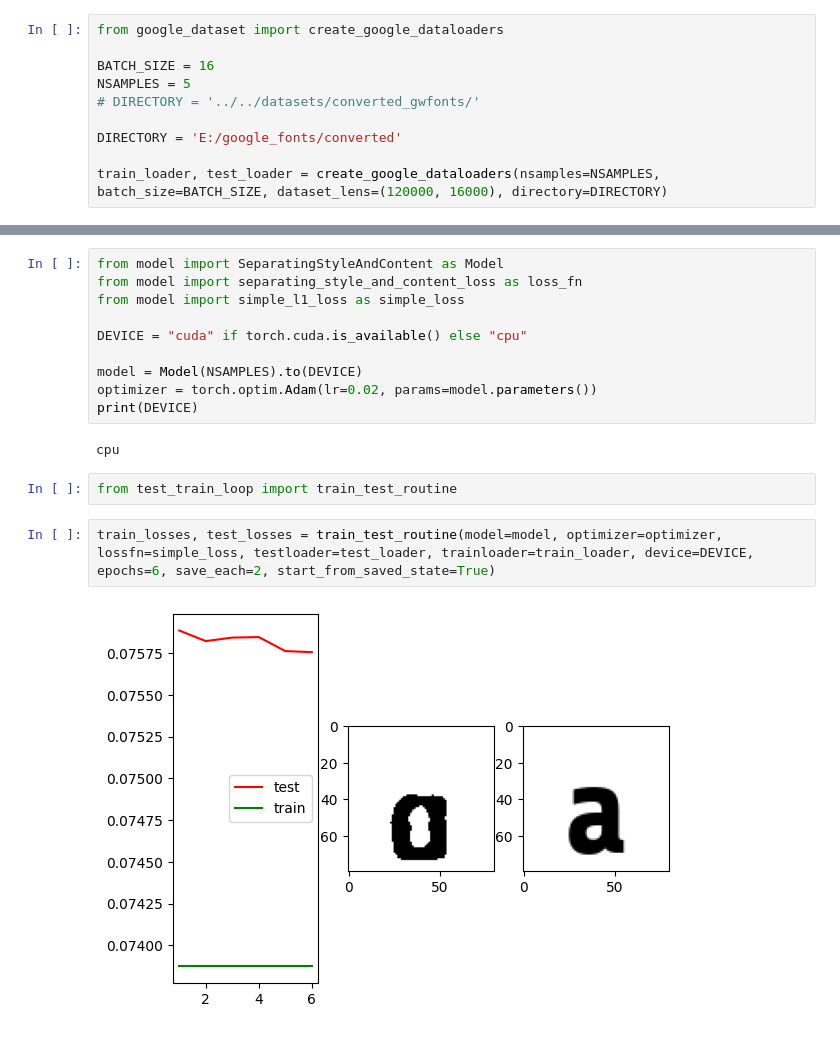
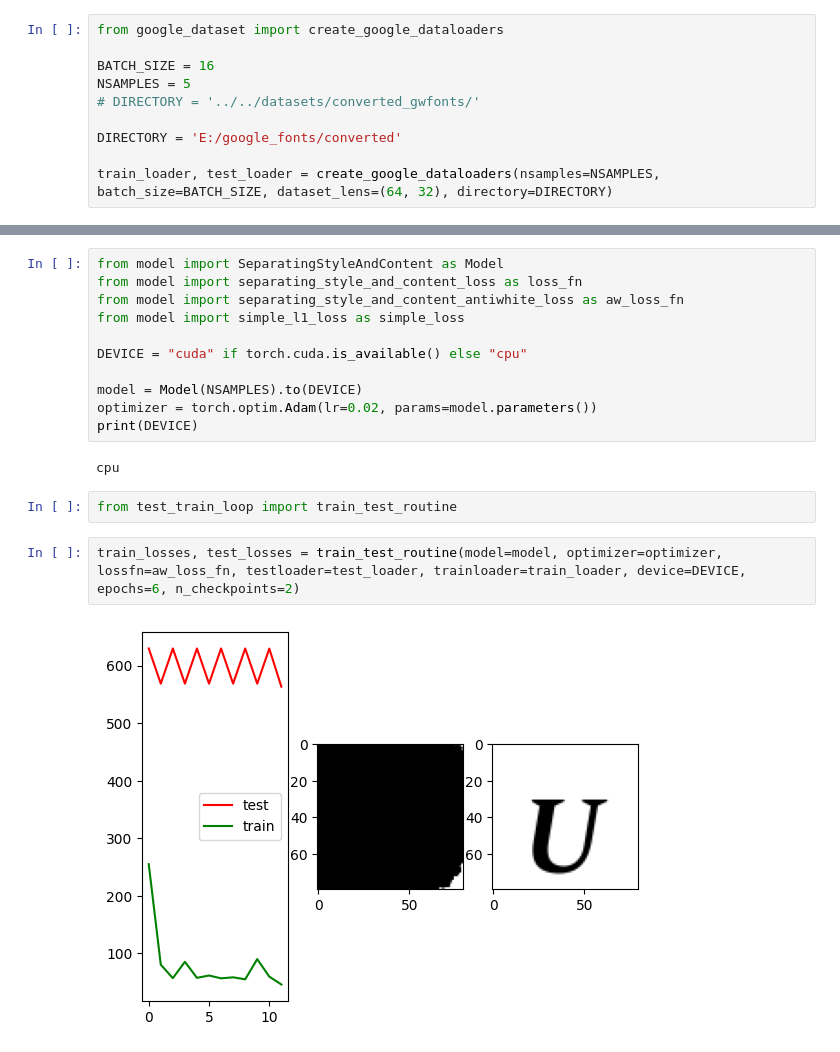
Before and after one commit to s3midetnov/mlhard, a Jupyter notebook: models/SeparatingStyleAndContent/main.ipynb, the cells around one changed output, grey strips where cells are left out. Cells and saved outputs as stored; diff of their text form.

Commit message:
new idea for loss, adequate train loop with checkpoints

```diff
--- a/models/SeparatingStyleAndContent/main.ipynb
+++ b/models/SeparatingStyleAndContent/main.ipynb
@@ -7,7 +7,7 @@ NSAMPLES = 5
 
 DIRECTORY = 'E:/google_fonts/converted'
 
-train_loader, test_loader = create_google_dataloaders(nsamples=NSAMPLES, batch_size=BATCH_SIZE, dataset_lens=(120000, 16000), directory=DIRECTORY)
+train_loader, test_loader = create_google_dataloaders(nsamples=NSAMPLES, batch_size=BATCH_SIZE, dataset_lens=(64, 32), directory=DIRECTORY)
 # %%
 import matplotlib.pyplot as plt
 from itertools import product
@@ -39,6 +39,7 @@ for (content_b, style_b), target_b in train_loader:
 # %%
 from model import SeparatingStyleAndContent as Model
 from model import separating_style_and_content_loss as loss_fn
+from model import separating_style_and_content_antiwhite_loss as aw_loss_fn
 from model import simple_l1_loss as simple_loss
 
 DEVICE = "cuda" if torch.cuda.is_available() else "cpu"
@@ -51,9 +52,9 @@ cpu
 # %%
 from test_train_loop import train_test_routine
 # %%
-train_losses, test_losses = train_test_routine(model=model, optimizer=optimizer, lossfn=simple_loss, testloader=test_loader, trainloader=train_loader, device=DEVICE, epochs=6, save_each=2, start_from_saved_state=True)
+train_losses, test_losses = train_test_routine(model=model, optimizer=optimizer, lossfn=aw_loss_fn, testloader=test_loader, trainloader=train_loader, device=DEVICE, epochs=6, n_checkpoints=2)
 # %% [output]
-[figure, old version]
+[figure, new version]
 # %%
 train_losses, test_losses
 # %% [output]
```
Also changed, not shown: parts of 2 cells of this notebook, 4 other files.
